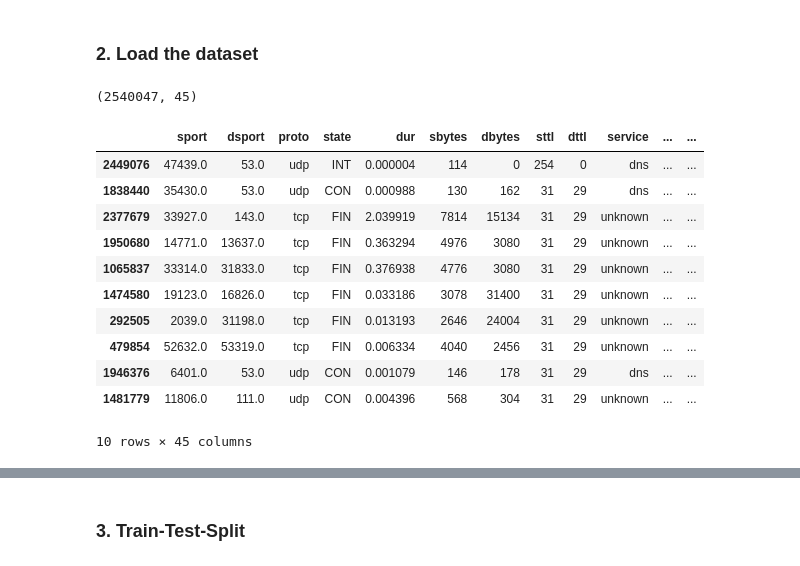
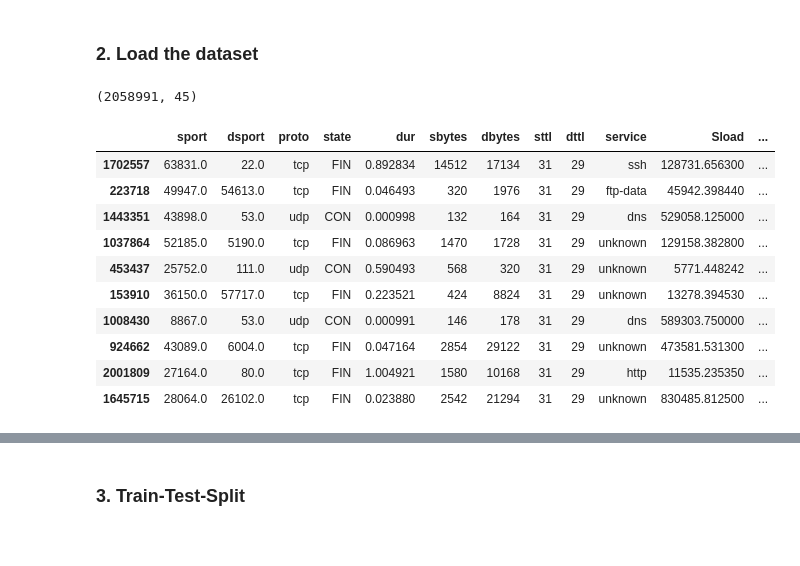
Before and after one commit to ShuvamLabs/network-anomaly-detector, a Jupyter notebook: Detector/notebooks/03-model-selection.ipynb, the cells around one changed output, grey strips where cells are left out. Cells and saved outputs as stored; diff of their text form; code cells hidden in the pictures.

Commit message:
update data cleaning and model selection notebooks for anomaly detector

```diff
--- a/Detector/notebooks/03-model-selection.ipynb
+++ b/Detector/notebooks/03-model-selection.ipynb
@@ -28,20 +26,19 @@ import joblib
 # %% [markdown]
 ### 2. Load the dataset
 # %%
-data = pd.read_csv(r"C:\Users\HP\Documents\PycharmProjects\network-anomaly-detector\Detector\data\processed-data\clean-data.csv", low_memory=False)
-print(data.shape)
-data.sample(10)
+data_org = pd.read_csv(r"C:\Users\HP\Documents\PycharmProjects\network-anomaly-detector\Detector\data\processed-data\clean-data.csv", low_memory=False)
+print(data_org.shape)
+data_org.sample(10)
 # %% [output]
-(2540047, 45)
+(2058991, 45)
-|  | sport | dsport | proto | state | dur | sbytes | dbytes | sttl | dttl | service | ... | ... |
-| 2449076 | 47439.0 | 53.0 | udp | INT | 0.000004 | 114 | 0 | 254 | 0 | dns | ... | ... |
-| 1838440 | 35430.0 | 53.0 | udp | CON | 0.000988 | 130 | 162 | 31 | 29 | dns | ... | ... |
-| 2377679 | 33927.0 | 143.0 | tcp | FIN | 2.039919 | 7814 | 15134 | 31 | 29 | unknown | ... | ... |
-| 1950680 | 14771.0 | 13637.0 | tcp | FIN | 0.363294 | 4976 | 3080 | 31 | 29 | unknown | ... | ... |
-| 1065837 | 33314.0 | 31833.0 | tcp | FIN | 0.376938 | 4776 | 3080 | 31 | 29 | unknown | ... | ... |
-| 1474580 | 19123.0 | 16826.0 | tcp | FIN | 0.033186 | 3078 | 31400 | 31 | 29 | unknown | ... | ... |
-| 292505 | 2039.0 | 31198.0 | tcp | FIN | 0.013193 | 2646 | 24004 | 31 | 29 | unknown | ... | ... |
-| 479854 | 52632.0 | 53319.0 | tcp | FIN | 0.006334 | 4040 | 2456 | 31 | 29 | unknown | ... | ... |
-| 1946376 | 6401.0 | 53.0 | udp | CON | 0.001079 | 146 | 178 | 31 | 29 | dns | ... | ... |
-| 1481779 | 11806.0 | 111.0 | udp | CON | 0.004396 | 568 | 304 | 31 | 29 | unknown | ... | ... |
+|  | sport | dsport | proto | state | dur | sbytes | dbytes | sttl | dttl | service | Sload | ... |
+| 1702557 | 63831.0 | 22.0 | tcp | FIN | 0.892834 | 14512 | 17134 | 31 | 29 | ssh | 128731.656300 | ... |
+| 223718 | 49947.0 | 54613.0 | tcp | FIN | 0.046493 | 320 | 1976 | 31 | 29 | ftp-data | 45942.398440 | ... |
+| 1443351 | 43898.0 | 53.0 | udp | CON | 0.000998 | 132 | 164 | 31 | 29 | dns | 529058.125000 | ... |
+| 1037864 | 52185.0 | 5190.0 | tcp | FIN | 0.086963 | 1470 | 1728 | 31 | 29 | unknown | 129158.382800 | ... |
+| 453437 | 25752.0 | 111.0 | udp | CON | 0.590493 | 568 | 320 | 31 | 29 | unknown | 5771.448242 | ... |
+| 153910 | 36150.0 | 57717.0 | tcp | FIN | 0.223521 | 424 | 8824 | 31 | 29 | unknown | 13278.394530 | ... |
+| 1008430 | 8867.0 | 53.0 | udp | CON | 0.000991 | 146 | 178 | 31 | 29 | dns | 589303.750000 | ... |
+| 924662 | 43089.0 | 6004.0 | tcp | FIN | 0.047164 | 2854 | 29122 | 31 | 29 | unknown | 473581.531300 | ... |
+| 2001809 | 27164.0 | 80.0 | tcp | FIN | 1.004921 | 1580 | 10168 | 31 | 29 | http | 11535.235350 | ... |
+| 1645715 | 28064.0 | 26102.0 | tcp | FIN | 0.023880 | 2542 | 21294 | 31 | 29 | unknown | 830485.812500 | ... |
-10 rows × 45 columns
```
Also changed, not shown: parts of 19 cells of this notebook, 1 other file.
